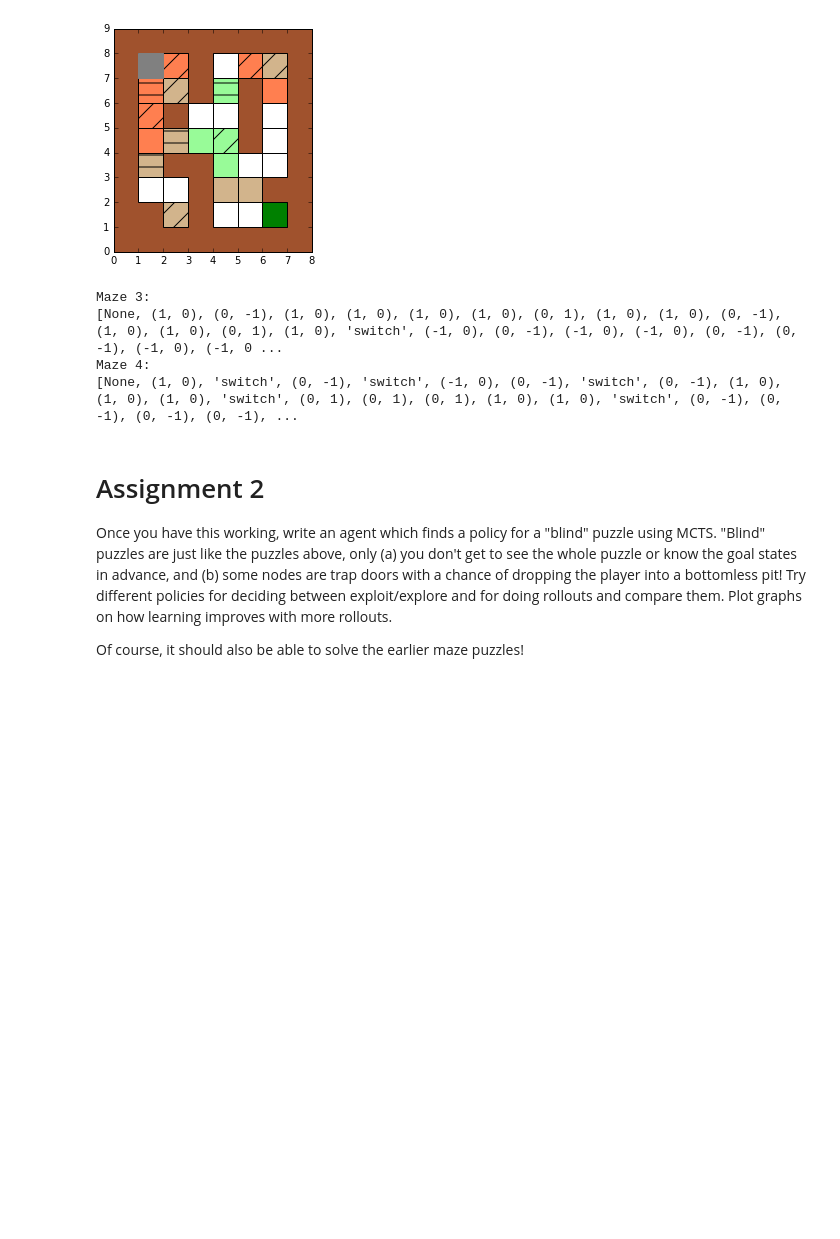
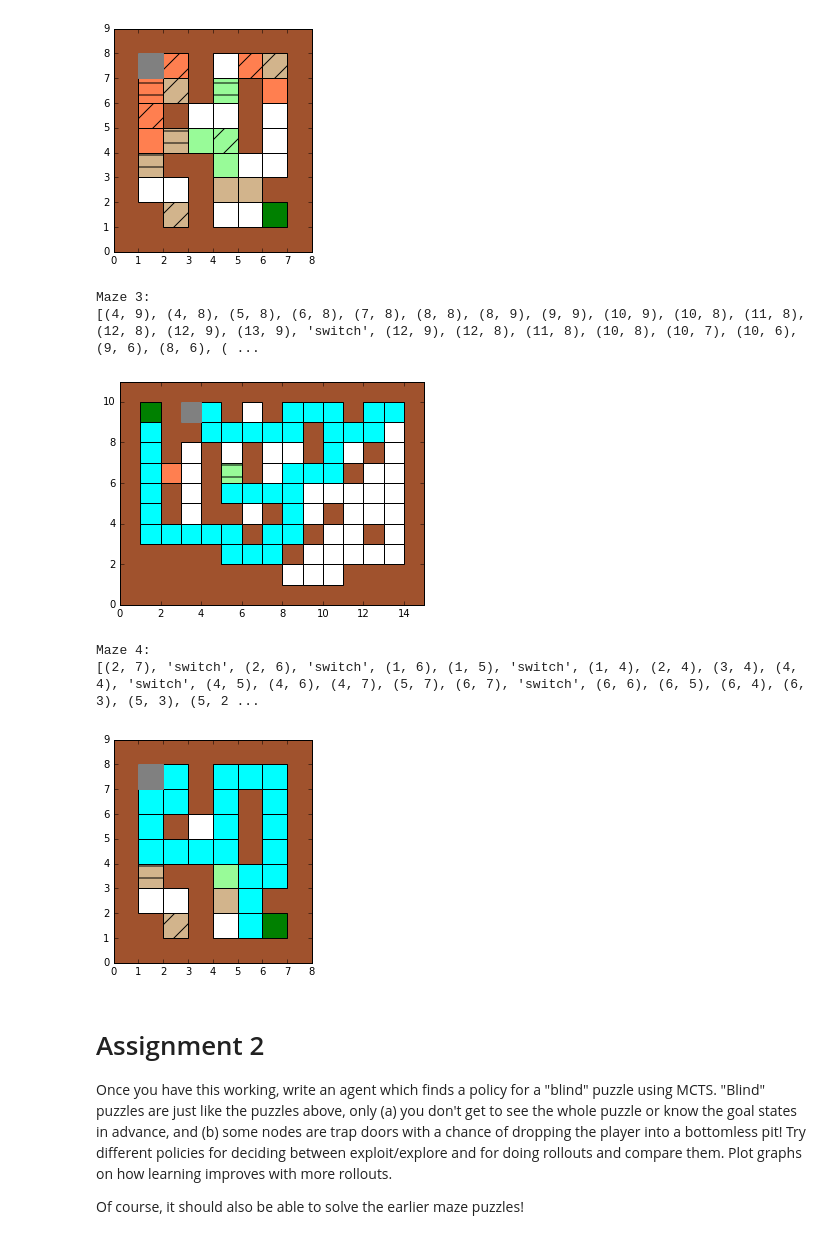
Before and after one commit to JoeOsborn/spcs-ai, a Jupyter notebook: projects/3-mazes/Deitelzweig.ipynb, the cells around one changed output. Saved outputs shown, nothing was run; the diff lists cells and outputs as text; code cells hidden in the pictures; blank space fills up the shorter version.

```diff
--- a/projects/3-mazes/Deitelzweig.ipynb
+++ b/projects/3-mazes/Deitelzweig.ipynb
@@ -322,13 +344,21 @@ maze4().draw()
 # %%
 print("Maze 3:")
 print(heuristic(maze3()))
+m3 = maze3()
+m3.paint(heuristic(m3))
+m3.draw()
 print("Maze 4:")
 print(heuristic(maze4()))
+m4 = maze4()
+m4.paint(heuristic(m4))
+m4.draw()
 # %% [output]
 Maze 3:
-[None, (1, 0), (0, -1), (1, 0), (1, 0), (1, 0), (1, 0), (0, 1), (1, 0), (1, 0), (0, -1), (1, 0), (1, 0), (0, 1), (1, 0), 'switch', (-1, 0), (0, -1), (-1, 0), (-1, 0), (0, -1), (0, -1), (-1, 0), (-1, 0 ...
-Maze 4:
-[None, (1, 0), 'switch', (0, -1), 'switch', (-1, 0), (0, -1), 'switch', (0, -1), (1, 0), (1, 0), (1, 0), 'switch', (0, 1), (0, 1), (0, 1), (1, 0), (1, 0), 'switch', (0, -1), (0, -1), (0, -1), (0, -1), ...
+[(4, 9), (4, 8), (5, 8), (6, 8), (7, 8), (8, 8), (8, 9), (9, 9), (10, 9), (10, 8), (11, 8), (12, 8), (12, 9), (13, 9), 'switch', (12, 9), (12, 8), (11, 8), (10, 8), (10, 7), (10, 6), (9, 6), (8, 6), ( ...
+[figure, added]
+Maze 4:
+[(2, 7), 'switch', (2, 6), 'switch', (1, 6), (1, 5), 'switch', (1, 4), (2, 4), (3, 4), (4, 4), 'switch', (4, 5), (4, 6), (4, 7), (5, 7), (6, 7), 'switch', (6, 6), (6, 5), (6, 4), (6, 3), (5, 3), (5, 2 ...
+[figure, added]
 # %% [markdown]
 # Assignment 2
 
```
Also changed, not shown: parts of 3 cells of this notebook.
